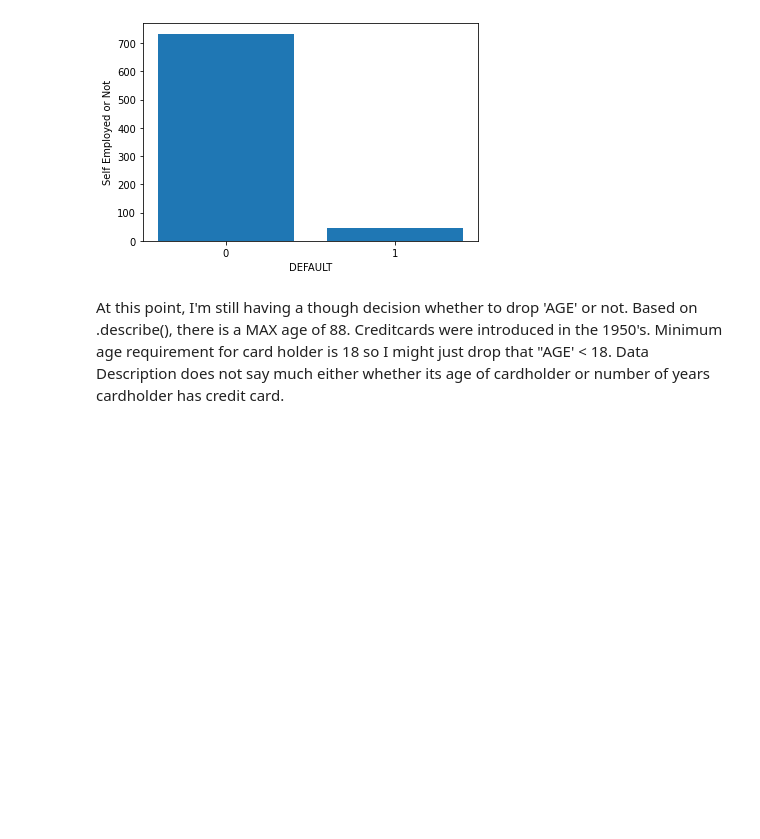
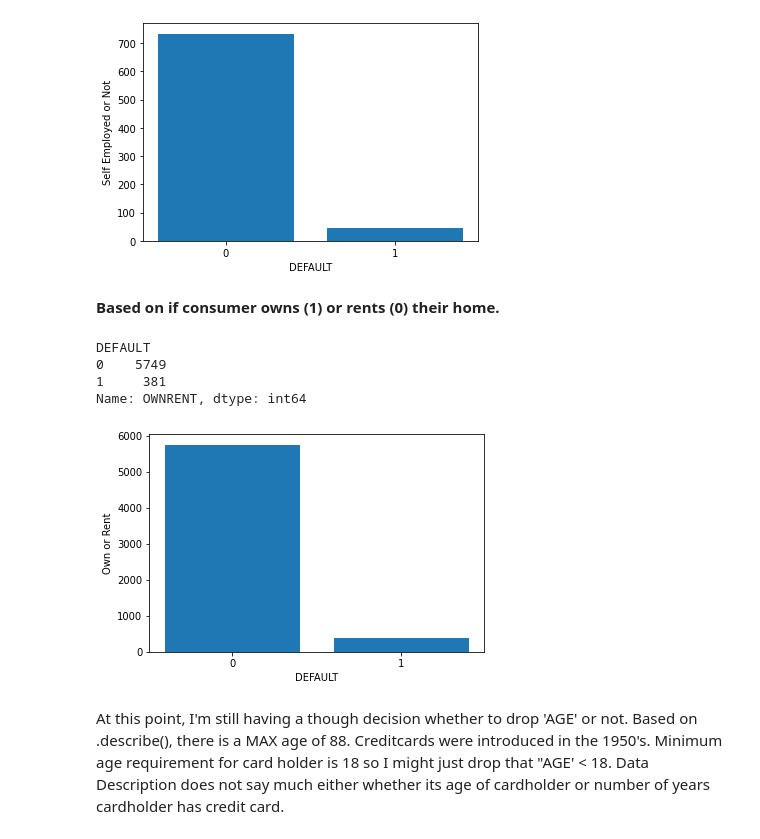
Before and after one commit to XcLyBr/Defaulting-Card-Payment, a Jupyter notebook: DefaultingCreditCards.ipynb, the cells around one changed output. Cells and saved outputs as stored; diff of their text form; code cells hidden in the pictures; blank space fills up the shorter version.

```diff
--- a/DefaultingCreditCards.ipynb
+++ b/DefaultingCreditCards.ipynb
@@ -343,5 +342,24 @@ plt.xticks(labels)
 plt.show()
 # %% [output]
 [figure]
+# %% [markdown]
+**Based on if consumer owns (1) or rents (0) their home.**
+# %%
+D4 = df.groupby('DEFAULT')['OWNRENT'].sum()
+D4
+# %% [output]
+DEFAULT
+0    5749
+1     381
+Name: OWNRENT, dtype: int64
+# %%
+plt.bar(D4.index, D4.values)
+plt.ylabel('Own or Rent')
+plt.xlabel('DEFAULT')
+plt.xticks(labels)
+
+plt.show()
+# %% [output]
+[figure, added]
 # %% [markdown]
 At this point, I'm still having a though decision whether to drop 'AGE' or not. Based on .describe(), there is a MAX age of 88. Creditcards were introduced in the 1950's. Minimum age requirement for card holder is 18 so I might just drop that "AGE' < 18. Data Description does not say much either whether its age of cardholder or number of years cardholder has credit card.
```
Also changed, not shown: parts of 3 cells of this notebook.
